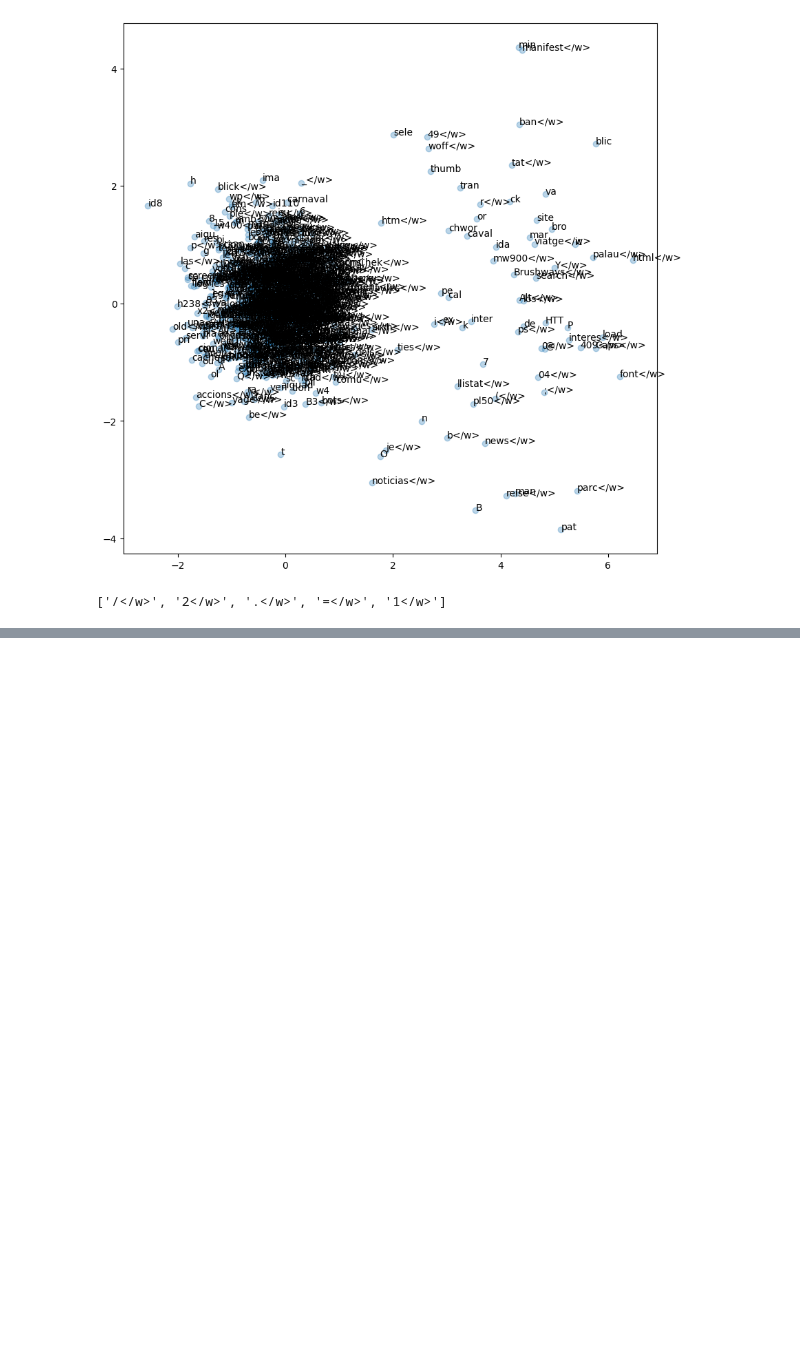
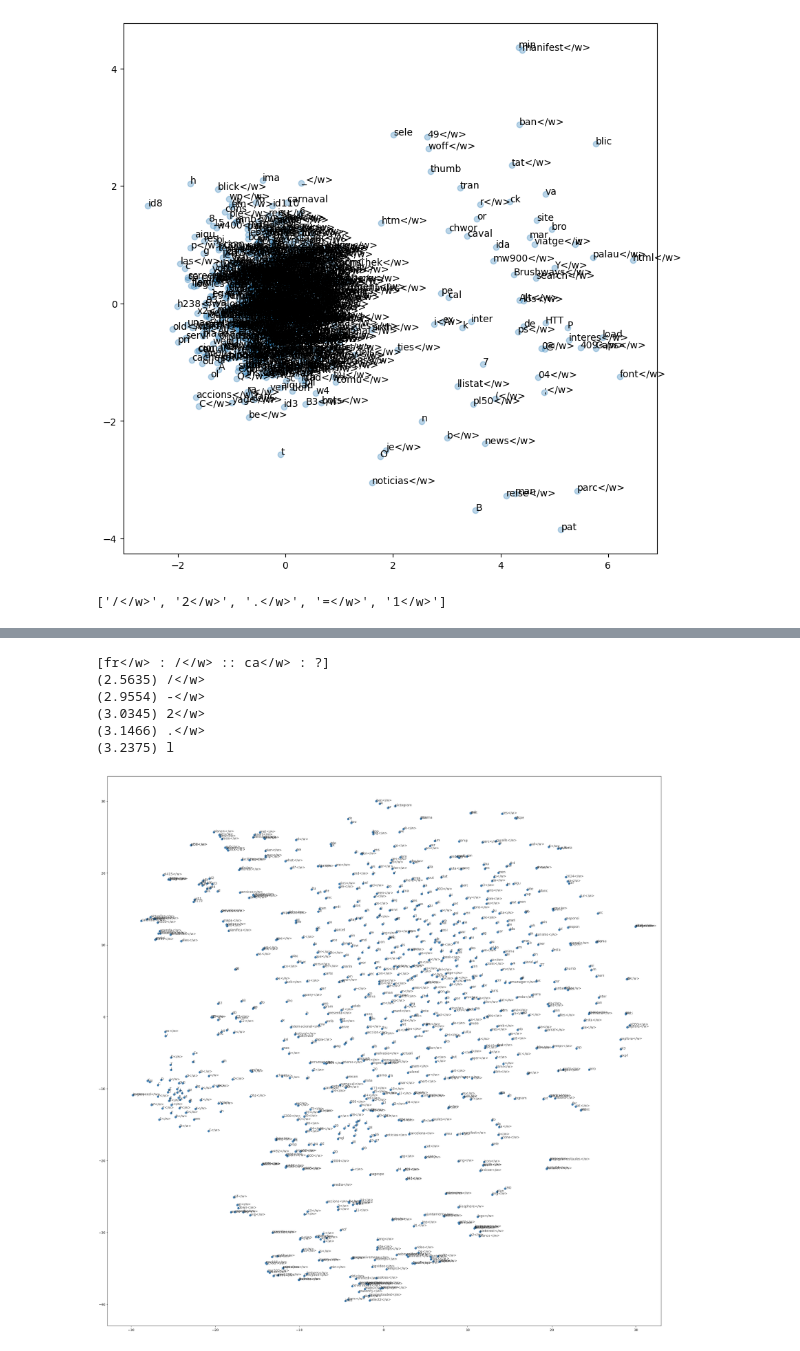
Before and after one commit to amritpal200/Synthesis-Project-1, a Jupyter notebook: src/data_analysis_2.ipynb, the cells around one changed output, grey strips where cells are left out. Saved outputs shown, nothing was run; the diff lists cells and outputs as text; code cells hidden in the pictures; blank space fills up the shorter version.

```diff
--- a/src/data_analysis_2.ipynb
+++ b/src/data_analysis_2.ipynb
@@ -496,0 +948,22 @@ import gc, os
+# %%
+analogy("fr</w>", "/</w>", "ca</w>")
+# %% [output]
+[fr</w> : /</w> :: ca</w> : ?]
+(2.5635) /</w>
+(2.9554) -</w>
+(3.0345) 2</w>
+(3.1466) .</w>
+(3.2375) l
+# %%
+n = len(embeddings)
+embeddings = torch.load(os.path.join(ROOT_DIR, 'models/embeddings_url.pt'))
+embeddings.requires_grad = False
+tsne = TSNE()
+embed_tsne = tsne.fit_transform(embeddings[:n, :])
+# %%
+plt.figure(figsize=(30, 30))
+for i in range(n):
+	plt.scatter(embed_tsne[i, 0], embed_tsne[i, 1], color="steelblue")
+	plt.annotate(idx2word[i], (embed_tsne[i, 0], embed_tsne[i, 1]), alpha=0.7)
+# %% [output]
+[figure, added]
```
Also changed, not shown: parts of 30 cells of this notebook, 1 other file.
